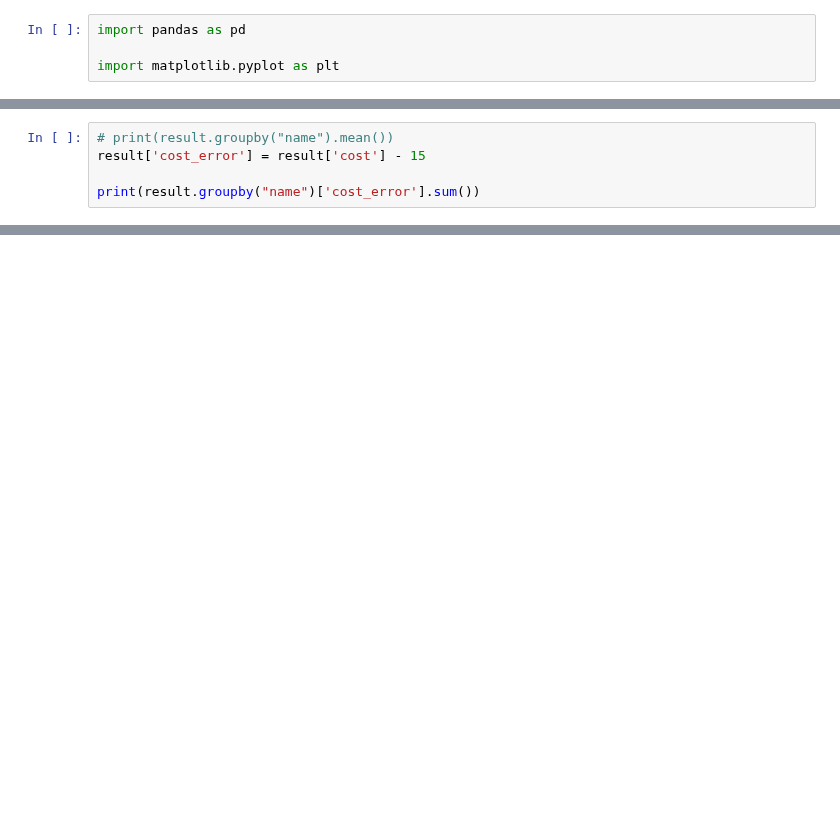
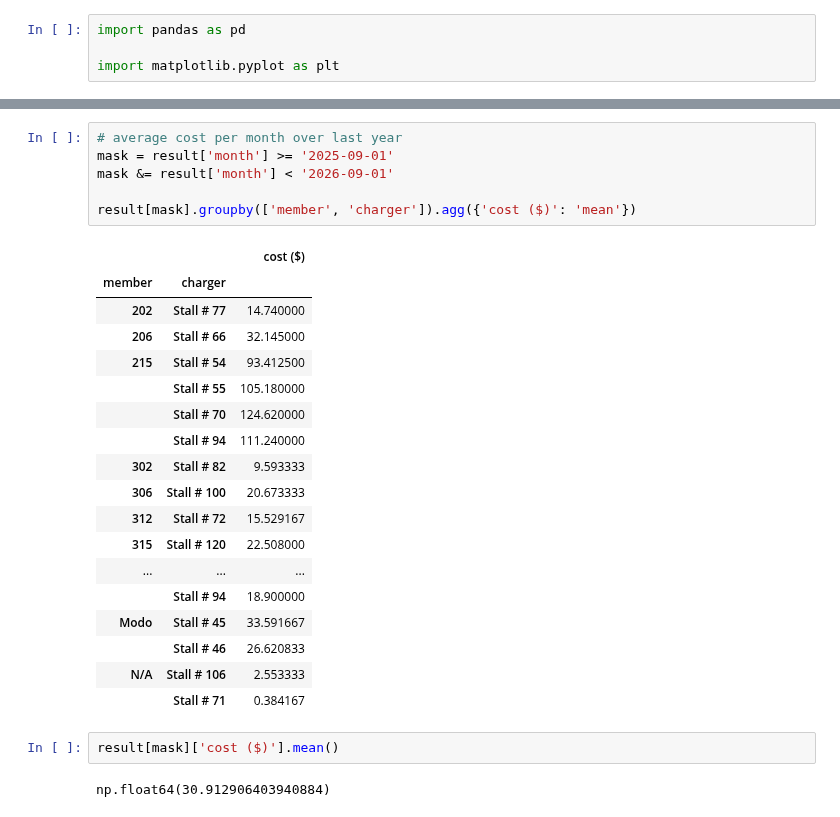
Before and after one commit to freedryk/evduty-webapp, a Jupyter notebook: python/analysis.ipynb, the cells around one changed output, grey strips where cells are left out. Drawn from its saved outputs; the diff is of its cells as text; blank space fills up the shorter version.

```diff
--- a/python/analysis.ipynb
+++ b/python/analysis.ipynb
@@ -128,5 +229,0 @@ dtype: float64
-# %%
-# print(result.groupby("name").mean())
-result['cost_error'] = result['cost'] - 15
-
-print(result.groupby("name")['cost_error'].sum())
@@ -145,0 +257,29 @@ Name: cost_error, dtype: float64
+# %%
+# average cost per month over last year
+mask = result['month'] >= '2025-09-01'
+mask &= result['month'] < '2026-09-01'
+
+result[mask].groupby(['member', 'charger']).agg({'cost ($)': 'mean'})
+# %% [output]
+|  |  | cost ($) |
+| member | charger |  |
+| 202 | Stall # 77 | 14.740000 |
+| 206 | Stall # 66 | 32.145000 |
+| 215 | Stall # 54 | 93.412500 |
+|  | Stall # 55 | 105.180000 |
+|  | Stall # 70 | 124.620000 |
+|  | Stall # 94 | 111.240000 |
+| 302 | Stall # 82 | 9.593333 |
+| 306 | Stall # 100 | 20.673333 |
+| 312 | Stall # 72 | 15.529167 |
+| 315 | Stall # 120 | 22.508000 |
+| ... | ... | ... |
+|  | Stall # 94 | 18.900000 |
+| Modo | Stall # 45 | 33.591667 |
+|  | Stall # 46 | 26.620833 |
+| N/A | Stall # 106 | 2.553333 |
+|  | Stall # 71 | 0.384167 |
+# %%
+result[mask]['cost ($)'].mean()
+# %% [output]
+np.float64(30.912906403940884)
```
Also changed, not shown: parts of 9 cells of this notebook, 4 other files.
